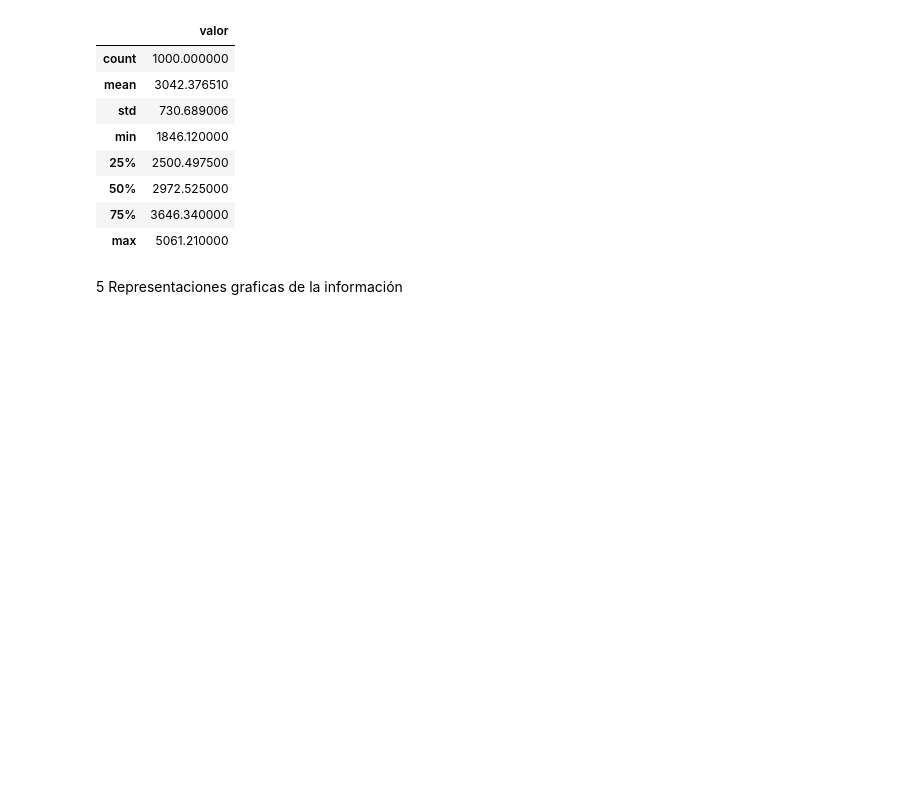
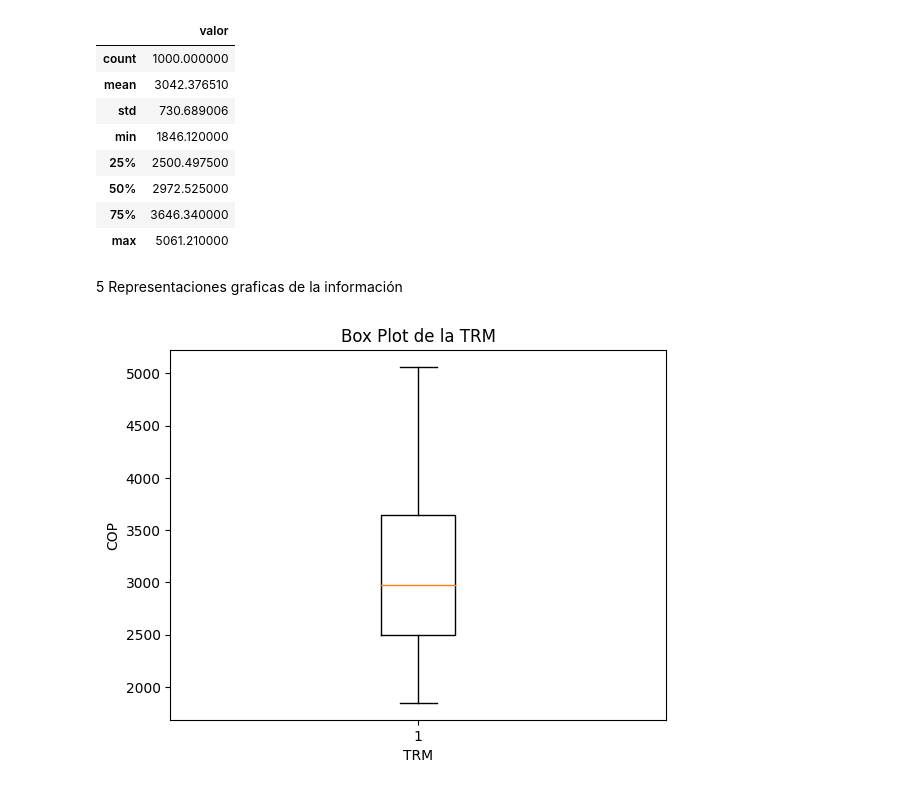
Before and after one commit to CarlsoCast/TALLER-VALENTINA, a Jupyter notebook: TALLER 10.ipynb, the cells around one changed output. Drawn from its saved outputs; the diff is of its cells as text; code cells hidden in the pictures; blank space fills up the shorter version.

```diff
--- a/TALLER 10.ipynb
+++ b/TALLER 10.ipynb
@@ -67,3 +68,18 @@ df.describe() #Descripción de la columna "valor" con el modulo "describe" de pa
 | max | 5061.210000 |
 # %% [markdown]
 5 Representaciones graficas de la información
+# %%
+import matplotlib.pyplot as plt
+
+data = df["valor"]
+
+fig, ax = plt.subplots()
+ax.boxplot(data)
+
+ax.set_title('Box Plot de la TRM')
+ax.set_xlabel('TRM')
+ax.set_ylabel('COP')
+
+plt.show()
+# %% [output]
+[figure, added]
```
Also changed, not shown: parts of 4 cells of this notebook.
